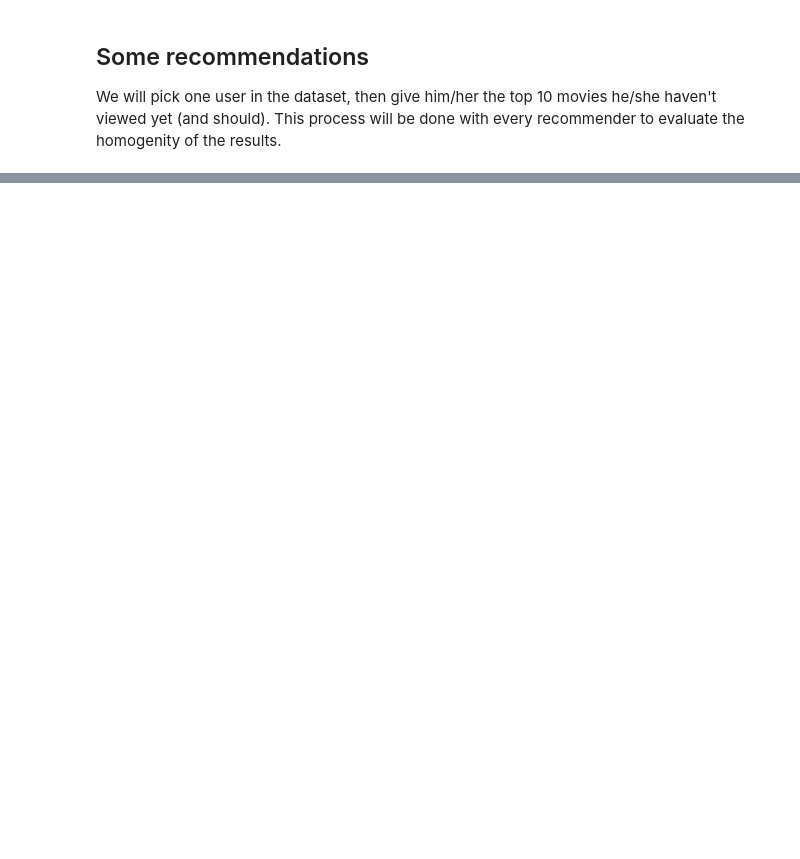
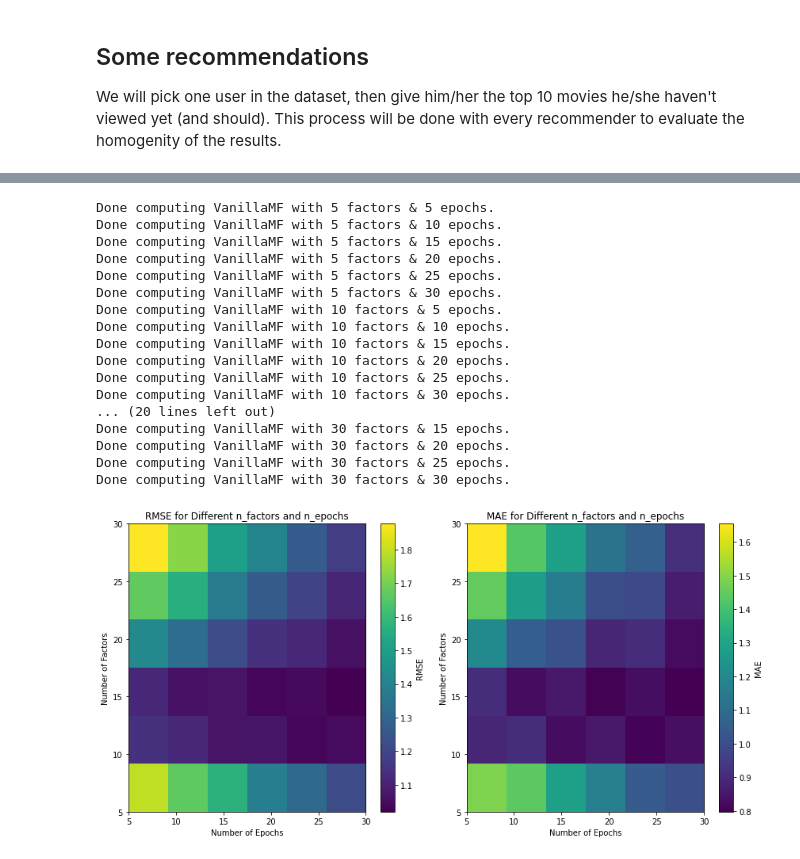
Before and after one commit to LoicE5/Recommendation-models-analysis, a Jupyter notebook: Projet.ipynb, the cells around one changed output, grey strips where cells are left out. Drawn from its saved outputs; the diff is of its cells as text; code cells hidden in the pictures; blank space fills up the shorter version.

```diff
--- a/Projet.ipynb
+++ b/Projet.ipynb
@@ -675,0 +688,22 @@ show_top_10_movies(user, jaccard_recommender, 'Jaccard Recommender')
+# %%
+# VanillaMF
+test_with_different_params(VanillaMF, 30, 30)
+# %% [output]
+Done computing VanillaMF with 5 factors & 5 epochs.
+Done computing VanillaMF with 5 factors & 10 epochs.
+Done computing VanillaMF with 5 factors & 15 epochs.
+Done computing VanillaMF with 5 factors & 20 epochs.
+Done computing VanillaMF with 5 factors & 25 epochs.
+Done computing VanillaMF with 5 factors & 30 epochs.
+Done computing VanillaMF with 10 factors & 5 epochs.
+Done computing VanillaMF with 10 factors & 10 epochs.
+Done computing VanillaMF with 10 factors & 15 epochs.
+Done computing VanillaMF with 10 factors & 20 epochs.
+Done computing VanillaMF with 10 factors & 25 epochs.
+Done computing VanillaMF with 10 factors & 30 epochs.
+... (20 lines left out)
+Done computing VanillaMF with 30 factors & 15 epochs.
+Done computing VanillaMF with 30 factors & 20 epochs.
+Done computing VanillaMF with 30 factors & 25 epochs.
+Done computing VanillaMF with 30 factors & 30 epochs.
+[figure, added]
```
Also changed, not shown: parts of 20 cells of this notebook.
